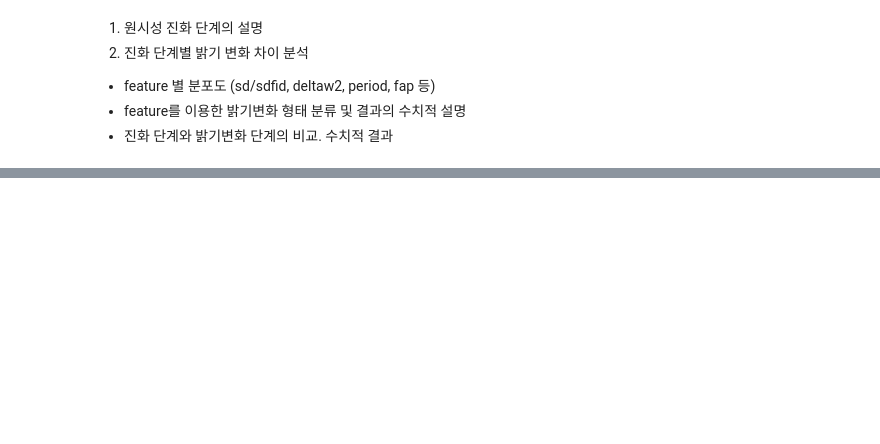
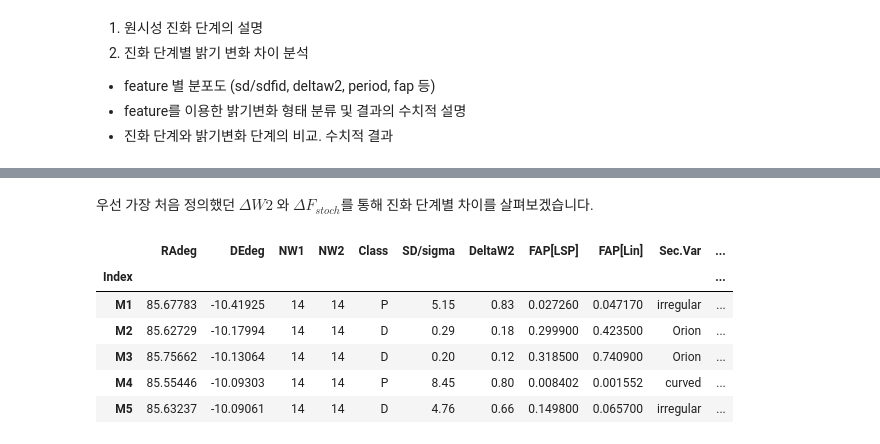
Before and after one commit to hoeen/WISE_YSO_variability_analysis, a Jupyter notebook: analysis_notebooks/WISE-YSO-analysis-3.ipynb, the cells around one changed output, grey strips where cells are left out. Cells and saved outputs as stored; diff of their text form; code cells hidden in the pictures; blank space fills up the shorter version.

```diff
--- a/analysis_notebooks/WISE-YSO-analysis-3.ipynb
+++ b/analysis_notebooks/WISE-YSO-analysis-3.ipynb
@@ -27,0 +39,2 @@ ref: https://iopscience.iop.org/article/10.3847/1538-4357/ac1745#apjac1745t6
+# %% [markdown]
+우선 가장 처음 정의했던 $\Delta W2$ 와 $\Delta F_{stoch}$를 통해 진화 단계별 차이를 살펴보겠습니다.
@@ -27,0 +56,10 @@ ref: https://iopscience.iop.org/article/10.3847/1538-4357/ac1745#apjac1745t6
+# %%
+data.head()
+# %% [output]
+|  | RAdeg | DEdeg | NW1 | NW2 | Class | SD/sigma | DeltaW2 | FAP[LSP] | FAP[Lin] | Sec.Var | ... |
+| Index |  |  |  |  |  |  |  |  |  |  | ... |
+| M1 | 85.67783 | -10.41925 | 14 | 14 | P | 5.15 | 0.83 | 0.027260 | 0.047170 | irregular | ... |
+| M2 | 85.62729 | -10.17994 | 14 | 14 | D | 0.29 | 0.18 | 0.299900 | 0.423500 | Orion | ... |
+| M3 | 85.75662 | -10.13064 | 14 | 14 | D | 0.20 | 0.12 | 0.318500 | 0.740900 | Orion | ... |
+| M4 | 85.55446 | -10.09303 | 14 | 14 | P | 8.45 | 0.80 | 0.008402 | 0.001552 | curved | ... |
+| M5 | 85.63237 | -10.09061 | 14 | 14 | D | 4.76 | 0.66 | 0.149800 | 0.065700 | irregular | ... |
```
Also changed, not shown: parts of 5 cells of this notebook.
